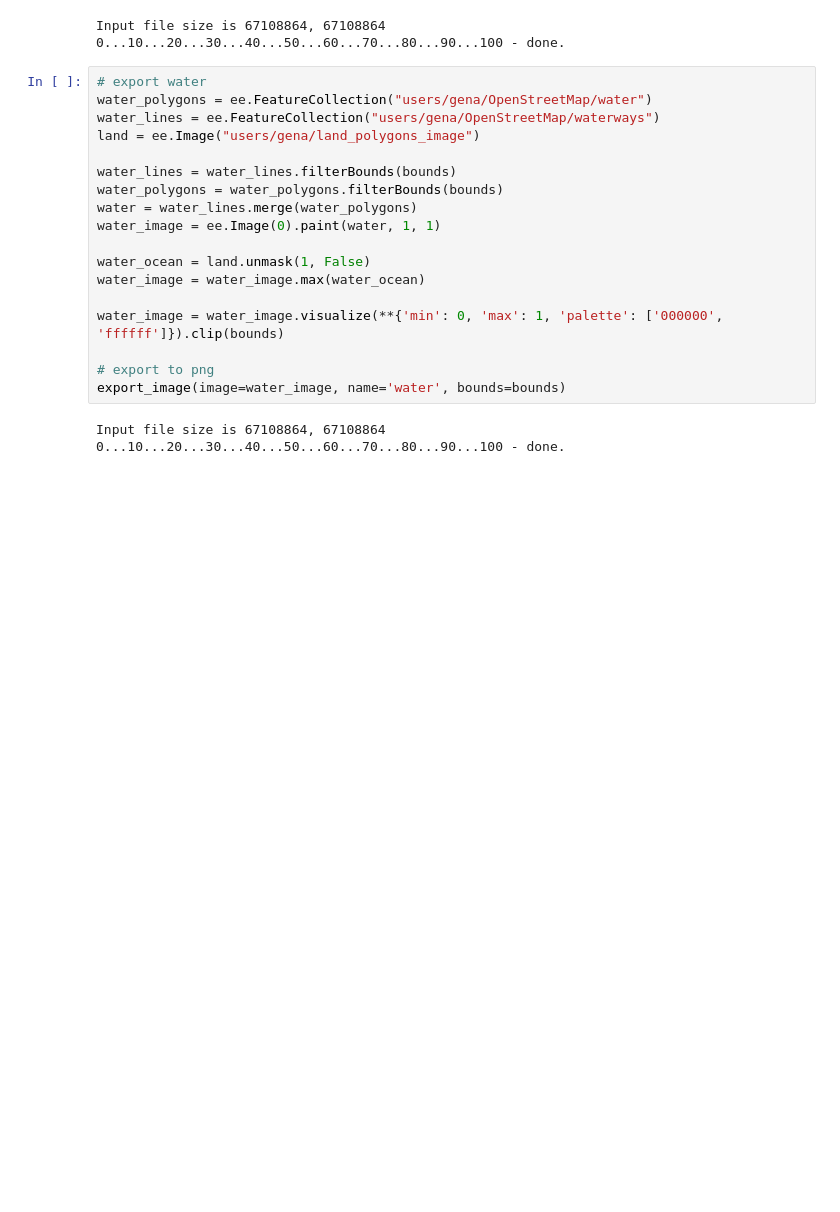
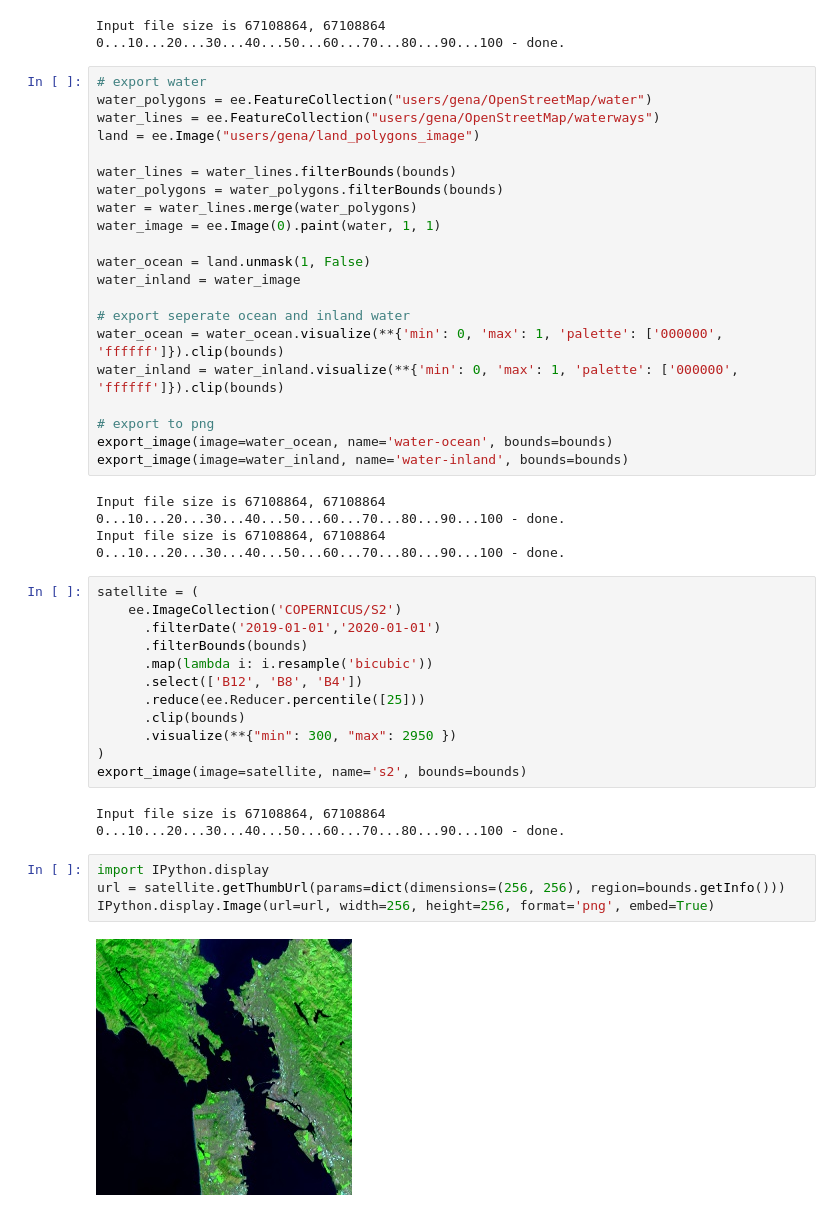
Before and after one commit to openearth/vaas, a Jupyter notebook: notebooks/01-get-dem.ipynb, the cells around one changed output. Saved outputs shown, nothing was run; the diff lists cells and outputs as text; blank space fills up the shorter version.

Commit message:
add sentinel images

```diff
--- a/notebooks/01-get-dem.ipynb
+++ b/notebooks/01-get-dem.ipynb
@@ -71,12 +74,38 @@ water = water_lines.merge(water_polygons)
 water_image = ee.Image(0).paint(water, 1, 1)
 
 water_ocean = land.unmask(1, False)
-water_image = water_image.max(water_ocean)
+water_inland = water_image
 
-water_image = water_image.visualize(**{'min': 0, 'max': 1, 'palette': ['000000', 'ffffff']}).clip(bounds)
+# export seperate ocean and inland water
+water_ocean = water_ocean.visualize(**{'min': 0, 'max': 1, 'palette': ['000000', 'ffffff']}).clip(bounds)
+water_inland = water_inland.visualize(**{'min': 0, 'max': 1, 'palette': ['000000', 'ffffff']}).clip(bounds)
 
 # export to png
-export_image(image=water_image, name='water', bounds=bounds)
+export_image(image=water_ocean, name='water-ocean', bounds=bounds)
+export_image(image=water_inland, name='water-inland', bounds=bounds)
 # %% [output]
 Input file size is 67108864, 67108864
 0...10...20...30...40...50...60...70...80...90...100 - done.
+Input file size is 67108864, 67108864
+0...10...20...30...40...50...60...70...80...90...100 - done.
+# %%
+satellite = (
+    ee.ImageCollection('COPERNICUS/S2')
+      .filterDate('2019-01-01','2020-01-01')
+      .filterBounds(bounds)
+      .map(lambda i: i.resample('bicubic'))
+      .select(['B12', 'B8', 'B4'])
+      .reduce(ee.Reducer.percentile([25]))
+      .clip(bounds)
+      .visualize(**{"min": 300, "max": 2950 })
+)
+export_image(image=satellite, name='s2', bounds=bounds)
+# %% [output]
+Input file size is 67108864, 67108864
+0...10...20...30...40...50...60...70...80...90...100 - done.
+# %%
+import IPython.display
+url = satellite.getThumbUrl(params=dict(dimensions=(256, 256), region=bounds.getInfo()))
+IPython.display.Image(url=url, width=256, height=256, format='png', embed=True)
+# %% [output]
+[figure, added]
```
Also changed, not shown: parts of 7 cells of this notebook.
